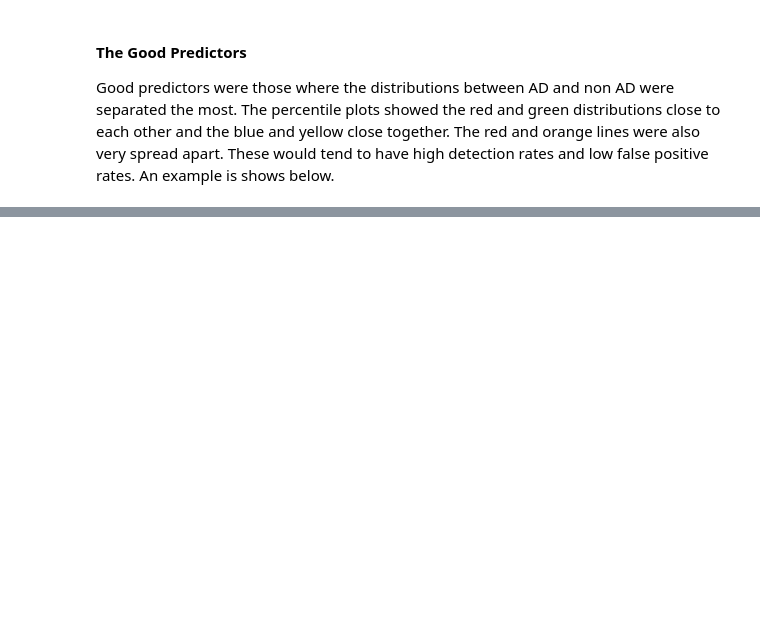
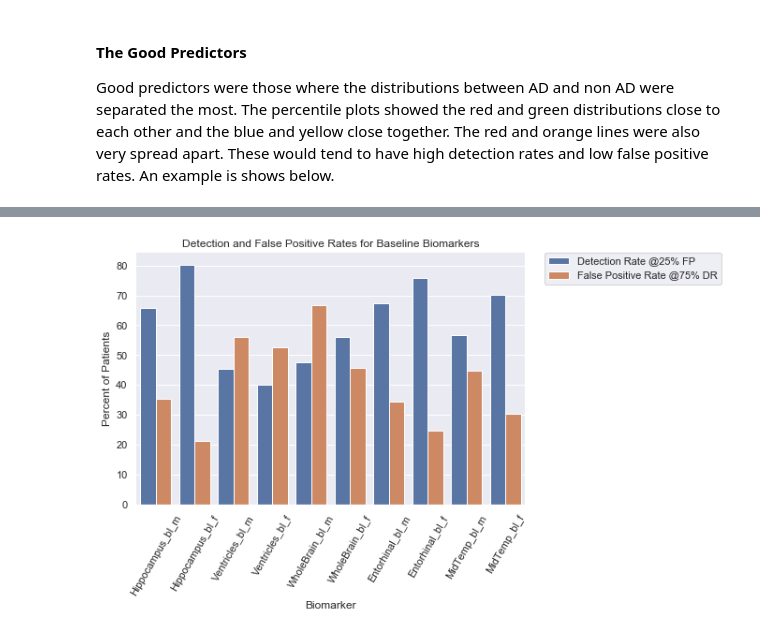
Before and after one commit to Haydost/Springboard_Portfolio, a Jupyter notebook: Capstone_1_Alzheimers_InProgress/Capstone_Milestone_Report.ipynb, the cells around one changed output, grey strips where cells are left out. Drawn from its saved outputs; the diff is of its cells as text; code cells hidden in the pictures; blank space fills up the shorter version.

```diff
--- a/Capstone_1_Alzheimers_InProgress/Capstone_Milestone_Report.ipynb
+++ b/Capstone_1_Alzheimers_InProgress/Capstone_Milestone_Report.ipynb
@@ -479,0 +531,5 @@ The false positive rate for 75% AD detection is 7.81 %
+# %%
+# plot the summary data for the brain scans
+sda.summarize_scans_bl(bl)
+# %% [output]
+[figure, added]
```
Also changed, not shown: parts of 30 cells of this notebook, 4 other files.
